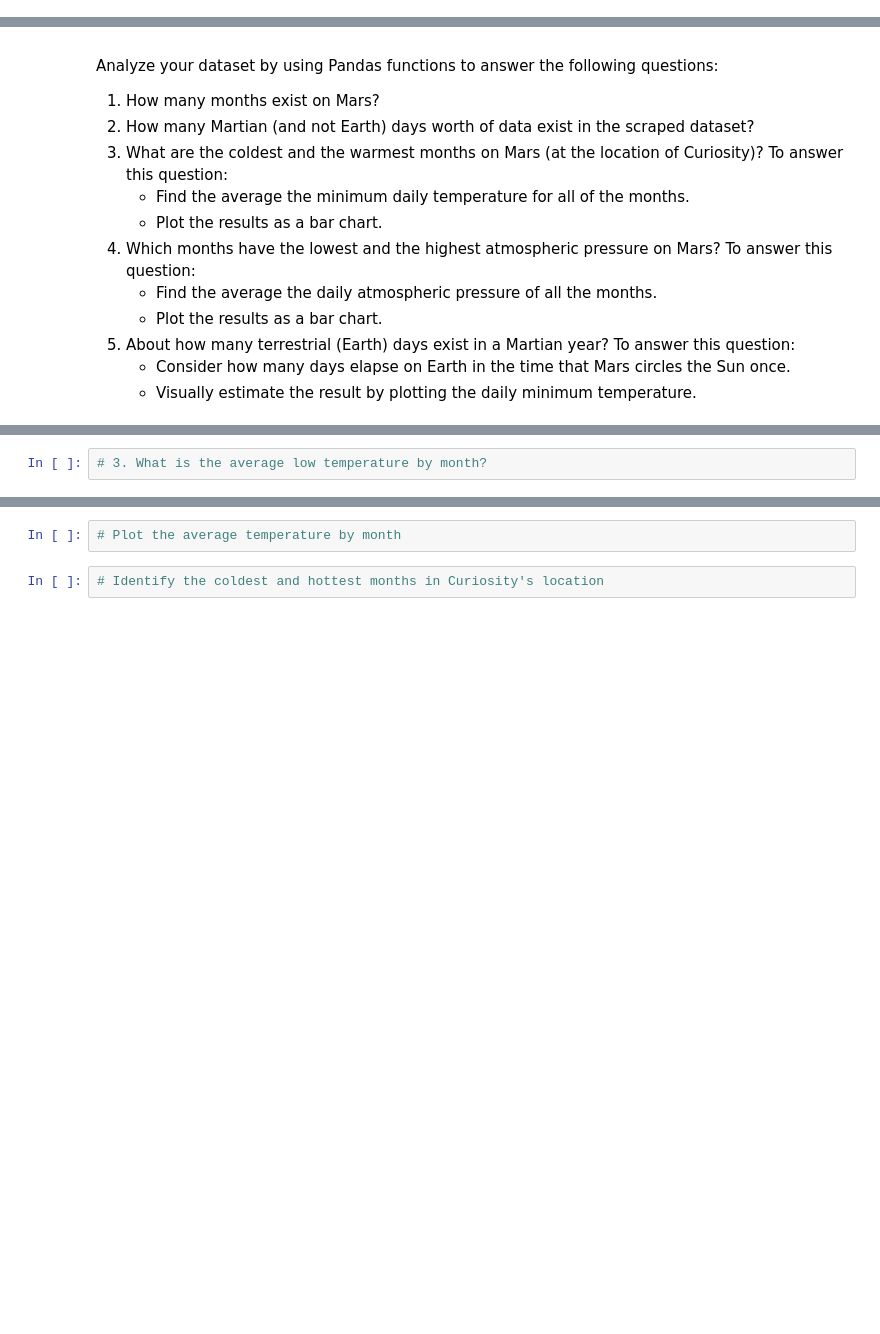
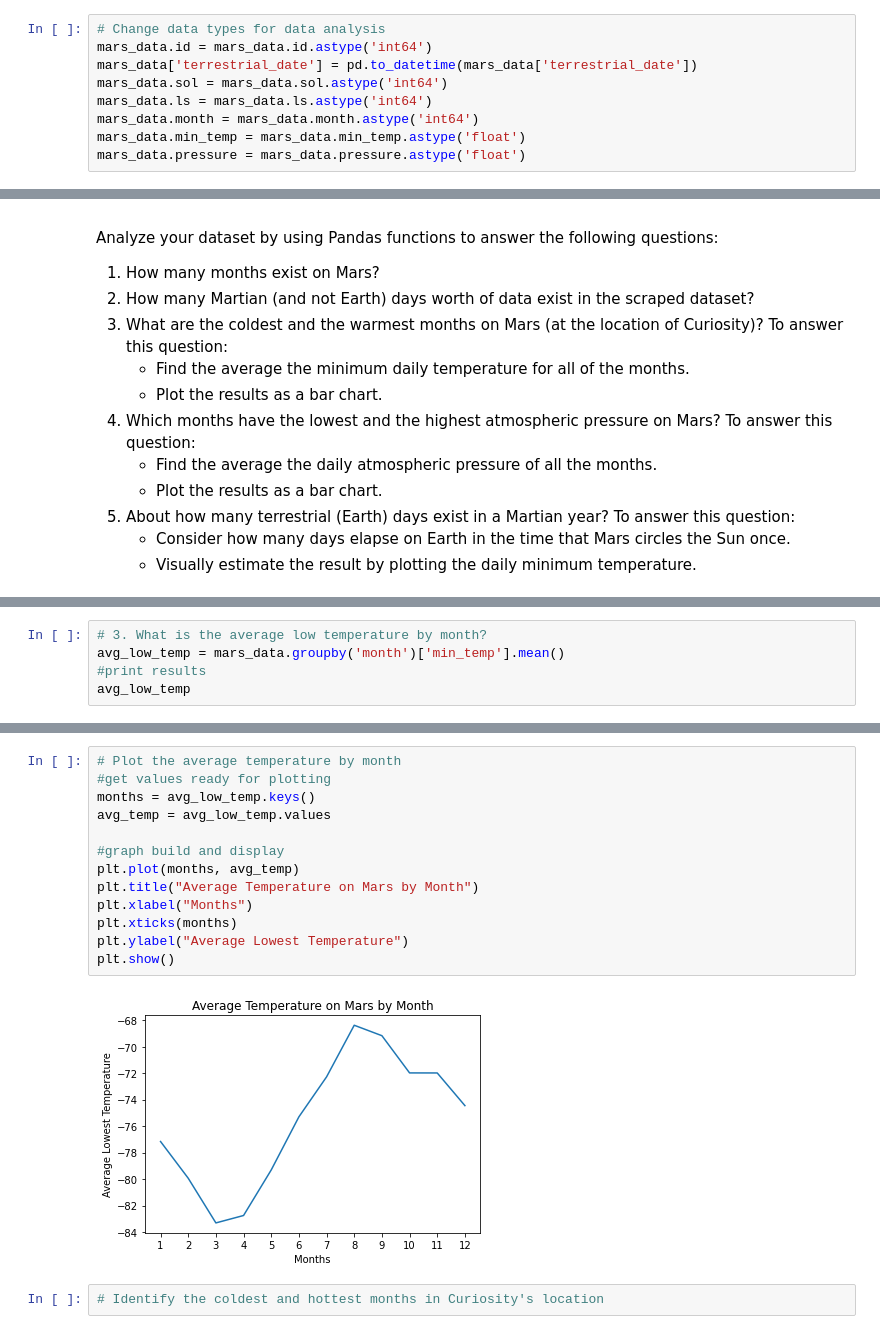
Before and after one commit to elsafig/web-scraping-repo, a Jupyter notebook: Starter_Code/part_2_mars_weather.ipynb, the cells around one changed output, grey strips where cells are left out. Saved outputs shown, nothing was run; the diff lists cells and outputs as text; blank space fills up the shorter version.

Commit message:
complete other than ls/ter_date bug

```diff
--- a/Starter_Code/part_2_mars_weather.ipynb
+++ b/Starter_Code/part_2_mars_weather.ipynb
@@ -112,2 +103,11 @@ Examine the data types that are currently associated with each column. If necess
+# %%
+# Change data types for data analysis
+mars_data.id = mars_data.id.astype('int64')
+mars_data['terrestrial_date'] = pd.to_datetime(mars_data['terrestrial_date'])
+mars_data.sol = mars_data.sol.astype('int64')
+mars_data.ls = mars_data.ls.astype('int64')
+mars_data.month = mars_data.month.astype('int64')
+mars_data.min_temp = mars_data.min_temp.astype('float')
+mars_data.pressure = mars_data.pressure.astype('float')
 # %%
 # Confirm type changes were successful by examining data types again
@@ -134,2 +152,5 @@ Analyze your dataset by using Pandas functions to answer the following questions
 # %%
 # 3. What is the average low temperature by month?
+avg_low_temp = mars_data.groupby('month')['min_temp'].mean()
+#print results
+avg_low_temp
@@ -136,5 +172,18 @@ Analyze your dataset by using Pandas functions to answer the following questions
-# %%
-# Plot the average temperature by month
+# %%
+# Plot the average temperature by month
+#get values ready for plotting
+months = avg_low_temp.keys()
+avg_temp = avg_low_temp.values
+
+#graph build and display
+plt.plot(months, avg_temp)
+plt.title("Average Temperature on Mars by Month")
+plt.xlabel("Months")
+plt.xticks(months)
+plt.ylabel("Average Lowest Temperature")
+plt.show()
+# %% [output]
+[figure, added]
 # %%
 # Identify the coldest and hottest months in Curiosity's location
 # %%
```
Also changed, not shown: parts of 14 cells of this notebook, 1 other file.
